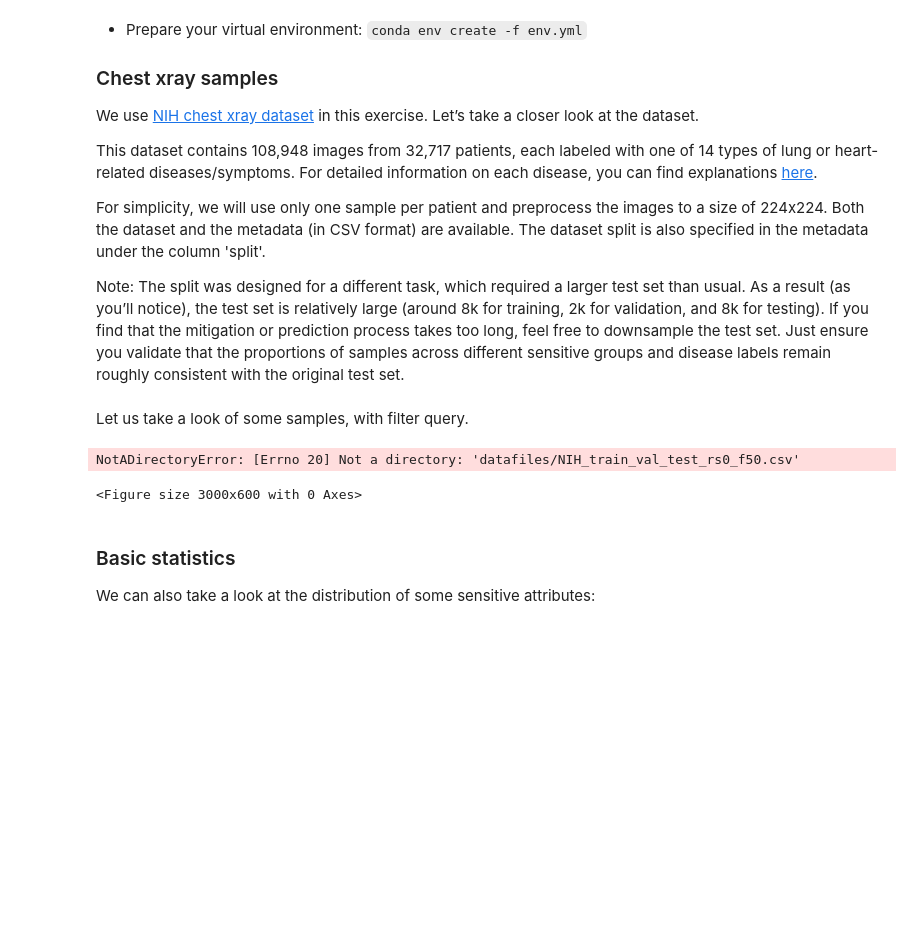
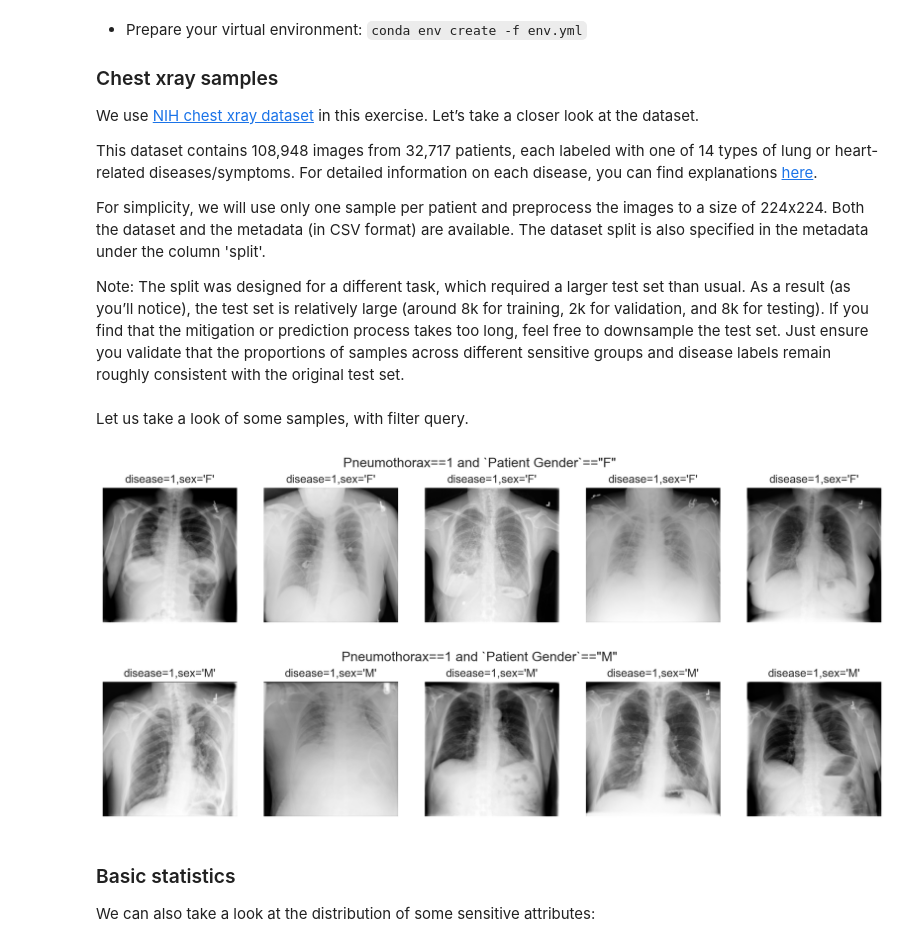
Before and after one commit to jereml99/RAI_fairness_exercise, a Jupyter notebook: exercise.ipynb, the cells around one changed output. Drawn from its saved outputs; the diff is of its cells as text; code cells hidden in the pictures; blank space fills up the shorter version.

```diff
--- a/exercise.ipynb
+++ b/exercise.ipynb
@@ -71,46 +71,52 @@ from analysis.plot import plot_roc_simple
 from analysis.tools import from_loader_to_tensor
 # %%
 #TODO: change this to your data directory
-datadir = "datafiles"
+datadir = "total_data"
 # %% [markdown]
 Let us take a look of some samples, with filter query.
 # %%
-dataset_pth = datadir + ''
+dataset_pth = datadir + '/NIH_part/'
 metadata_csv ='./datafiles/NIH_train_val_test_rs0_f50.csv'
 metadata = pd.read_csv(metadata_csv)
 
 # display(metadata.head(5))
 
 # randomly choose some samples from PAD-UFES-20
 def show_random_images(datadir,metadata,seed=None,filter_str=None,num_sample=5):
+    # create a figure with specified size and resolution
     fig = plt.figure(figsize=(num_sample*3, 3),dpi=200)
+    # list all files in the directory
     files = os.listdir(datadir)
     if filter_str:
         metadata = metadata.query(filter_str)
         # display(metadata.head(5))
     if seed is not None:
         random_sample = metadata.sample(n=num_sample, random_state=seed)
     else: random_sample = metadata.sample(n=num_sample)
 
+    # loop through the random samples and display the images
     for i in range(len(random_sample)):
+        # get the row of the metadata
         row = random_sample.iloc[i]
+        # get the disease
         disease = row['Pneumothorax']
+        # get the gender
         sex = row['Patient Gender']
-
+        # read the image
         img = mpimg.imread(datadir + row['Image Index'])
         ax = fig.add_subplot(1, len(random_sample), i + 1)
         # add diagnosis as subtitle
         ax.set_title(f'{disease=},{sex=}')
         ax.imshow(img, cmap='gray')
         ax.axis('off')
     plt.suptitle(f'{filter_str}')
     plt.show()
 
 show_random_images(dataset_pth,metadata=metadata,seed=42,filter_str='Pneumothorax==1 and `Patient Gender`=="F"',num_sample=5)
 show_random_images(dataset_pth,metadata=metadata,seed=42,filter_str='Pneumothorax==1 and `Patient Gender`=="M"',num_sample=5)
 # %% [output]
-NotADirectoryError: [Errno 20] Not a directory: 'datafiles/NIH_train_val_test_rs0_f50.csv'
-<Figure size 3000x600 with 0 Axes>
+[figure, added]
+[figure, added]
 # %% [markdown]
 ### Basic statistics
 
```
Also changed, not shown: parts of 2 cells of this notebook.
